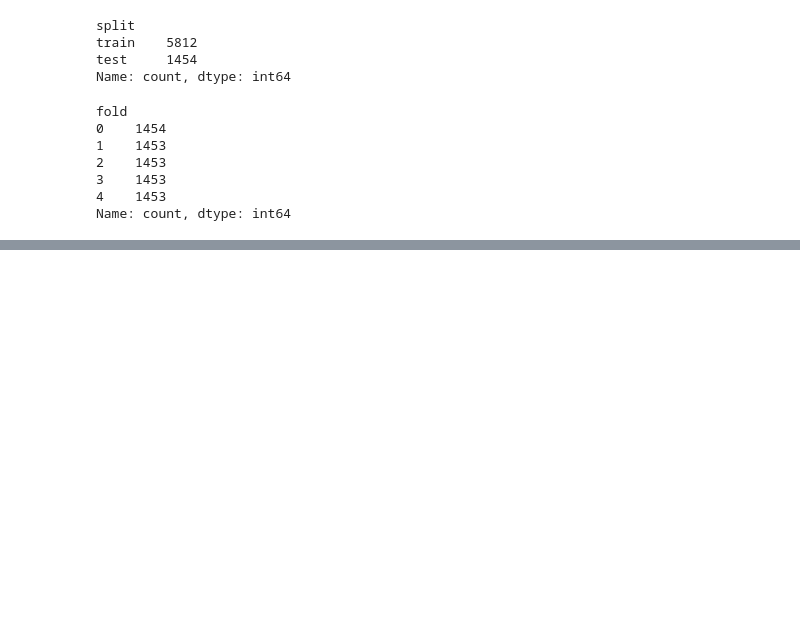
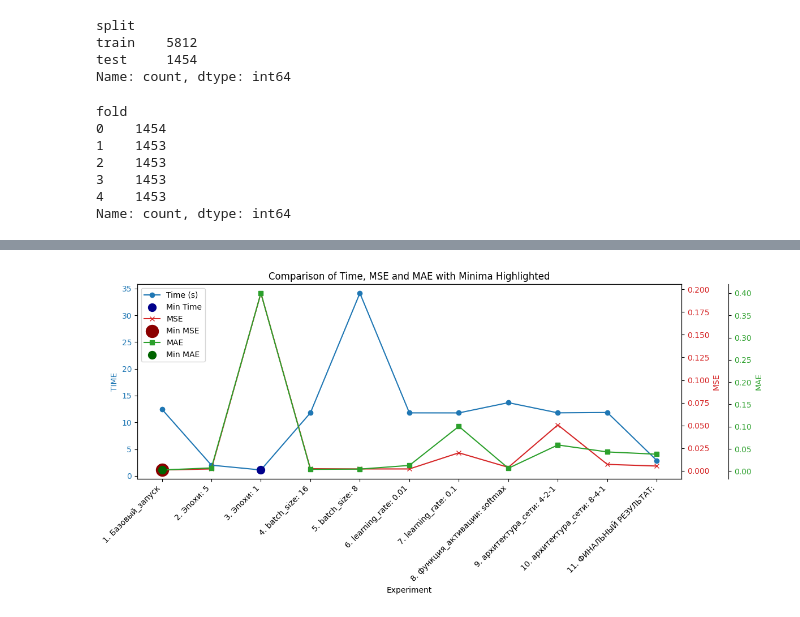
Before and after one commit to Likogeles/Tourism_data_prepare, a Jupyter notebook: main.ipynb, the cells around one changed output, grey strips where cells are left out. Drawn from its saved outputs; the diff is of its cells as text; code cells hidden in the pictures; blank space fills up the shorter version.

```diff
--- a/main.ipynb
+++ b/main.ipynb
@@ -224,3 +227,9 @@ y_train = train_df['score']
 
 X_test = test_df[poi_cols]
 y_test = test_df['score']
+
+X_train = X_train.astype('float32')
+X_test = X_test.astype('float32')
+
+y_train = y_train.astype('float32')
+y_test = y_test.astype('float32')
@@ -226,0 +852,11 @@ y_test = test_df['score']
+# %%
+df_results = pd.DataFrame.from_dict(
+    results,
+    orient='index',
+    columns=['TIME', 'MSE', 'MAE']
+)
+
+df_results = df_results.reset_index().rename(columns={'index': 'Experiment'})
+pd.options.display.float_format = '{:.6f}'.format
+
+df_results
@@ -226,0 +876,51 @@ y_test = test_df['score']
+# %%
+import matplotlib.pyplot as plt
+
+fig, ax1 = plt.subplots(figsize=(12,6))
+
+experiments = df_results['Experiment']
+
+# TIME
+ax1.set_xlabel('Experiment')
+ax1.set_ylabel('TIME', color='tab:blue')
+ax1.plot(experiments, df_results['TIME'], color='tab:blue', marker='o', label='Time (s)')
+ax1.tick_params(axis='y', labelcolor='tab:blue')
+plt.xticks(rotation=45, ha='right')
+
+min_time_idx = df_results['TIME'].idxmin()
+ax1.scatter(experiments[min_time_idx], df_results['TIME'][min_time_idx],
+            color='darkblue', s=100, zorder=5, label='Min Time')
+
+# MSE
+ax2 = ax1.twinx()
+ax2.set_ylabel('MSE', color='tab:red')
+ax2.plot(experiments, df_results['MSE'], color='tab:red', marker='x', label='MSE')
+ax2.tick_params(axis='y', labelcolor='tab:red')
+
+min_mse_idx = df_results['MSE'].idxmin()
+ax2.scatter(experiments[min_mse_idx], df_results['MSE'][min_mse_idx],
+            color='darkred', s=250, zorder=5, label='Min MSE')
+
+# MAE
+ax3 = ax1.twinx()
+ax3.spines['right'].set_position(('outward', 60))
+ax3.set_ylabel('MAE', color='tab:green')
+ax3.plot(experiments, df_results['MAE'], color='tab:green', marker='s', label='MAE')
+ax3.tick_params(axis='y', labelcolor='tab:green')
+
+min_mae_idx = df_results['MAE'].idxmin()
+ax3.scatter(experiments[min_mae_idx], df_results['MAE'][min_mae_idx],
+            color='darkgreen', s=100, zorder=5, label='Min MAE')
+
+lines, labels = [], []
+for ax in [ax1, ax2, ax3]:
+    line, label = ax.get_legend_handles_labels()
+    lines += line
+    labels += label
+ax1.legend(lines, labels, loc='upper left')
+
+plt.title('Comparison of Time, MSE and MAE with Minima Highlighted')
+plt.tight_layout()
+plt.show()
+# %% [output]
+[figure, added]
```
Also changed, not shown: parts of 19 cells of this notebook.
